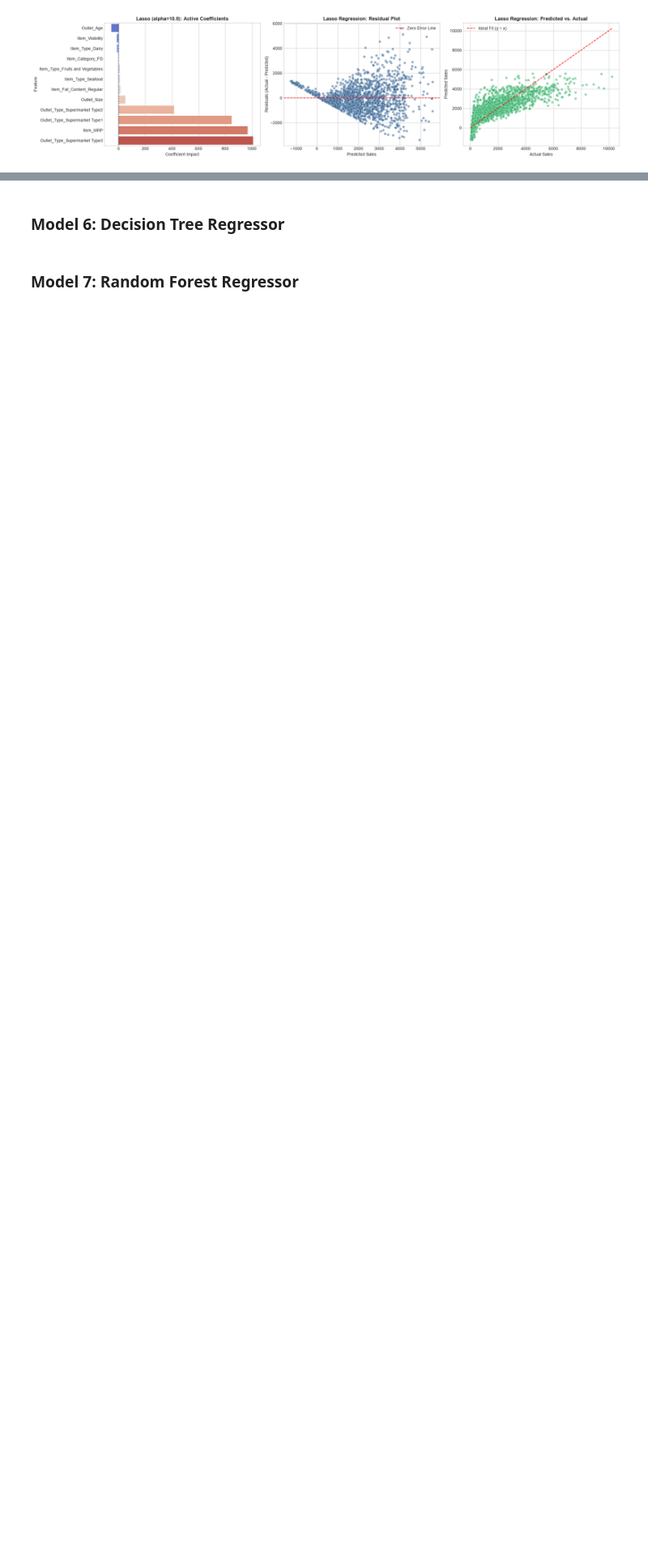
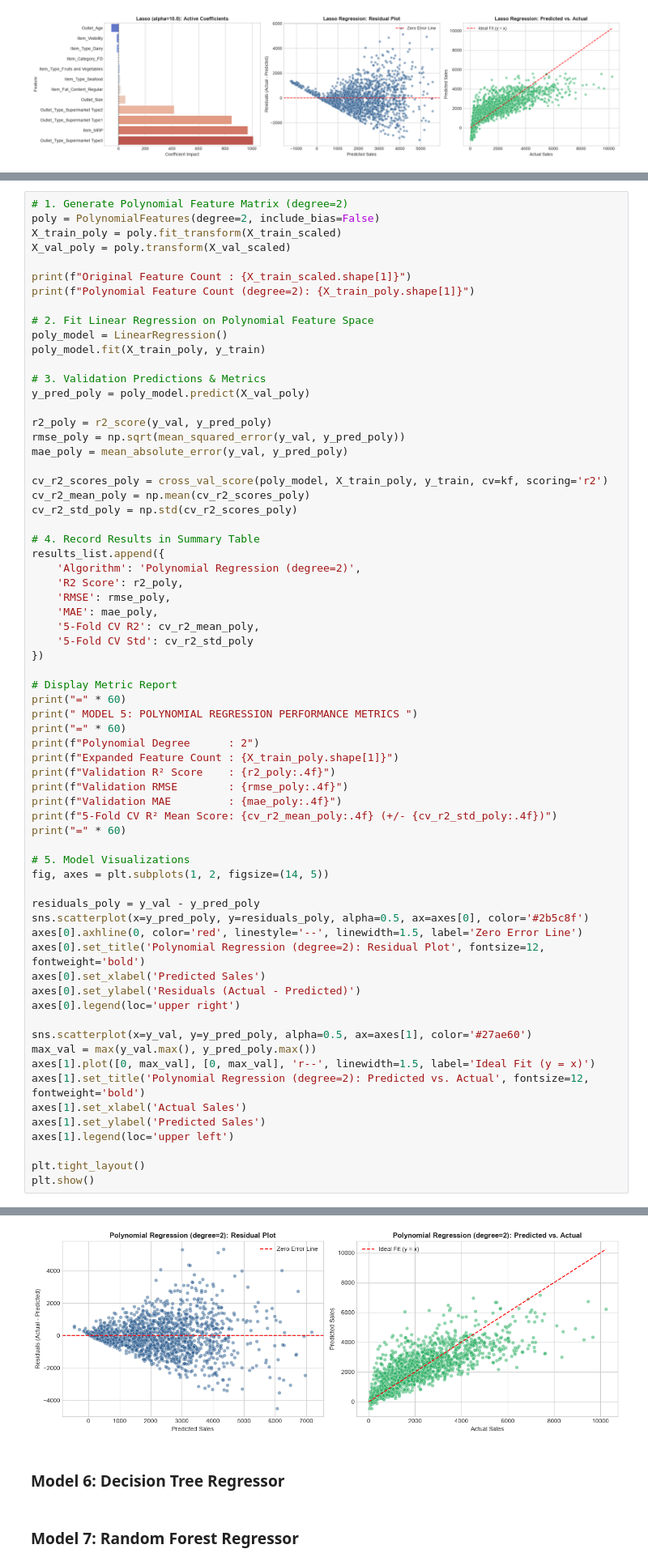
Before and after one commit to Nikhil-Jones/ML-Algorithms, a Jupyter notebook: notebooks/regression.ipynb, the cells around one changed output, grey strips where cells are left out. Shown at 81% size. Cells and saved outputs as stored; diff of their text form; blank space fills up the shorter version.

```diff
--- a/notebooks/regression.ipynb
+++ b/notebooks/regression.ipynb
@@ -495,0 +608,68 @@ Active Non-Zero Feature Coefficients (Lasso):
+# %%
+# 1. Generate Polynomial Feature Matrix (degree=2)
+poly = PolynomialFeatures(degree=2, include_bias=False)
+X_train_poly = poly.fit_transform(X_train_scaled)
+X_val_poly = poly.transform(X_val_scaled)
+
+print(f"Original Feature Count : {X_train_scaled.shape[1]}")
+print(f"Polynomial Feature Count (degree=2): {X_train_poly.shape[1]}")
+
+# 2. Fit Linear Regression on Polynomial Feature Space
+poly_model = LinearRegression()
+poly_model.fit(X_train_poly, y_train)
+
+# 3. Validation Predictions & Metrics
+y_pred_poly = poly_model.predict(X_val_poly)
+
+r2_poly = r2_score(y_val, y_pred_poly)
+rmse_poly = np.sqrt(mean_squared_error(y_val, y_pred_poly))
+mae_poly = mean_absolute_error(y_val, y_pred_poly)
+
+cv_r2_scores_poly = cross_val_score(poly_model, X_train_poly, y_train, cv=kf, scoring='r2')
+cv_r2_mean_poly = np.mean(cv_r2_scores_poly)
+cv_r2_std_poly = np.std(cv_r2_scores_poly)
+
+# 4. Record Results in Summary Table
+results_list.append({
+    'Algorithm': 'Polynomial Regression (degree=2)',
+    'R2 Score': r2_poly,
+    'RMSE': rmse_poly,
+    'MAE': mae_poly,
+    '5-Fold CV R2': cv_r2_mean_poly,
+    '5-Fold CV Std': cv_r2_std_poly
+})
+
+# Display Metric Report
+print("=" * 60)
+print(" MODEL 5: POLYNOMIAL REGRESSION PERFORMANCE METRICS ")
+print("=" * 60)
+print(f"Polynomial Degree      : 2")
+print(f"Expanded Feature Count : {X_train_poly.shape[1]}")
+print(f"Validation R² Score    : {r2_poly:.4f}")
+print(f"Validation RMSE        : {rmse_poly:.4f}")
+print(f"Validation MAE         : {mae_poly:.4f}")
+print(f"5-Fold CV R² Mean Score: {cv_r2_mean_poly:.4f} (+/- {cv_r2_std_poly:.4f})")
+print("=" * 60)
+
+# 5. Model Visualizations
+fig, axes = plt.subplots(1, 2, figsize=(14, 5))
+
+residuals_poly = y_val - y_pred_poly
+sns.scatterplot(x=y_pred_poly, y=residuals_poly, alpha=0.5, ax=axes[0], color='#2b5c8f')
+axes[0].axhline(0, color='red', linestyle='--', linewidth=1.5, label='Zero Error Line')
+axes[0].set_title('Polynomial Regression (degree=2): Residual Plot', fontsize=12, fontweight='bold')
+axes[0].set_xlabel('Predicted Sales')
+axes[0].set_ylabel('Residuals (Actual - Predicted)')
+axes[0].legend(loc='upper right')
+
+sns.scatterplot(x=y_val, y=y_pred_poly, alpha=0.5, ax=axes[1], color='#27ae60')
+max_val = max(y_val.max(), y_pred_poly.max())
+axes[1].plot([0, max_val], [0, max_val], 'r--', linewidth=1.5, label='Ideal Fit (y = x)')
+axes[1].set_title('Polynomial Regression (degree=2): Predicted vs. Actual', fontsize=12, fontweight='bold')
+axes[1].set_xlabel('Actual Sales')
+axes[1].set_ylabel('Predicted Sales')
+axes[1].legend(loc='upper left')
+
+plt.tight_layout()
+plt.show()
+# %% [output]
@@ -496,3 +688,4 @@ Active Non-Zero Feature Coefficients (Lasso):
+[figure, added]
 # %% [markdown]
 ### Model 6: Decision Tree Regressor
 # %% [markdown]
```
Also changed, not shown: parts of 7 cells of this notebook.
